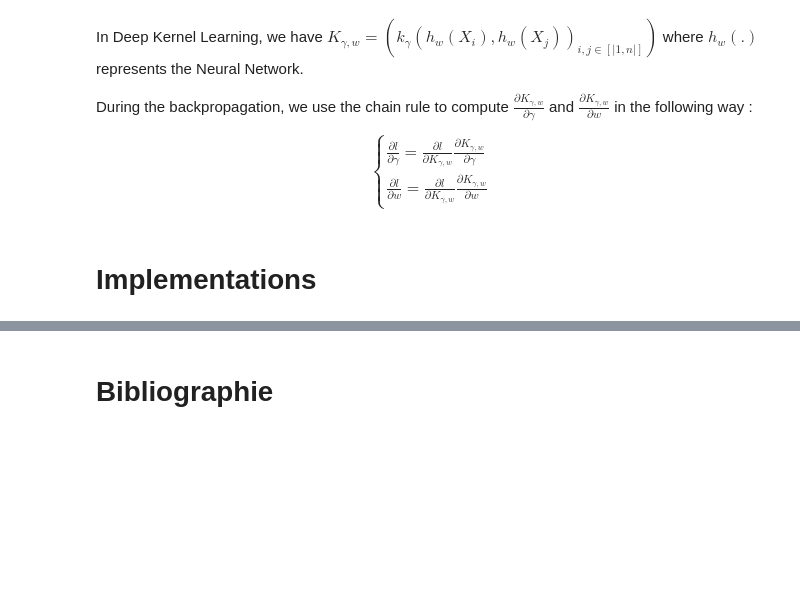
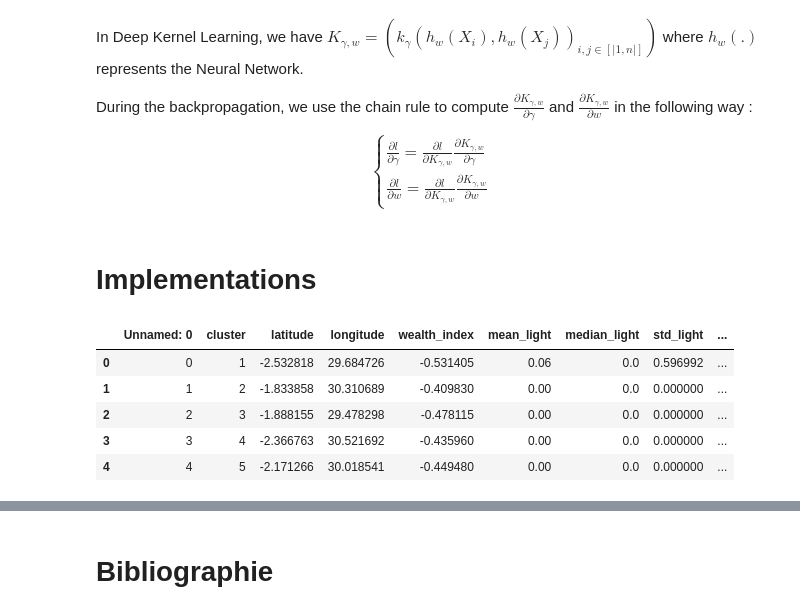
Before and after one commit to ridouaneg/Predict-poverty-from-space, a Jupyter notebook: gaussian_processes.ipynb, the cells around one changed output, grey strips where cells are left out. Saved outputs shown, nothing was run; the diff lists cells and outputs as text; code cells hidden in the pictures; blank space fills up the shorter version.

```diff
--- a/gaussian_processes.ipynb
+++ b/gaussian_processes.ipynb
@@ -146,0 +154,10 @@ $$\begin{equation}
+# %%
+df_rwanda = pd.read_csv('./data/rwanda')
+df_rwanda.head()
+# %% [output]
+|  | Unnamed: 0 | cluster | latitude | longitude | wealth_index | mean_light | median_light | std_light | ... |
+| 0 | 0 | 1 | -2.532818 | 29.684726 | -0.531405 | 0.06 | 0.0 | 0.596992 | ... |
+| 1 | 1 | 2 | -1.833858 | 30.310689 | -0.409830 | 0.00 | 0.0 | 0.000000 | ... |
+| 2 | 2 | 3 | -1.888155 | 29.478298 | -0.478115 | 0.00 | 0.0 | 0.000000 | ... |
+| 3 | 3 | 4 | -2.366763 | 30.521692 | -0.435960 | 0.00 | 0.0 | 0.000000 | ... |
+| 4 | 4 | 5 | -2.171266 | 30.018541 | -0.449480 | 0.00 | 0.0 | 0.000000 | ... |
```
Also changed, not shown: parts of 10 cells of this notebook, 5 other files.
